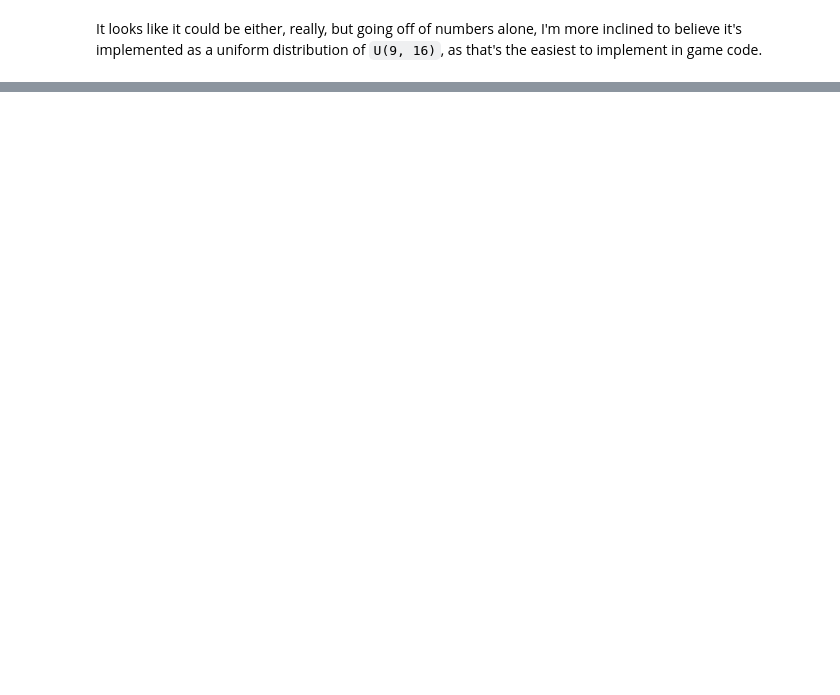
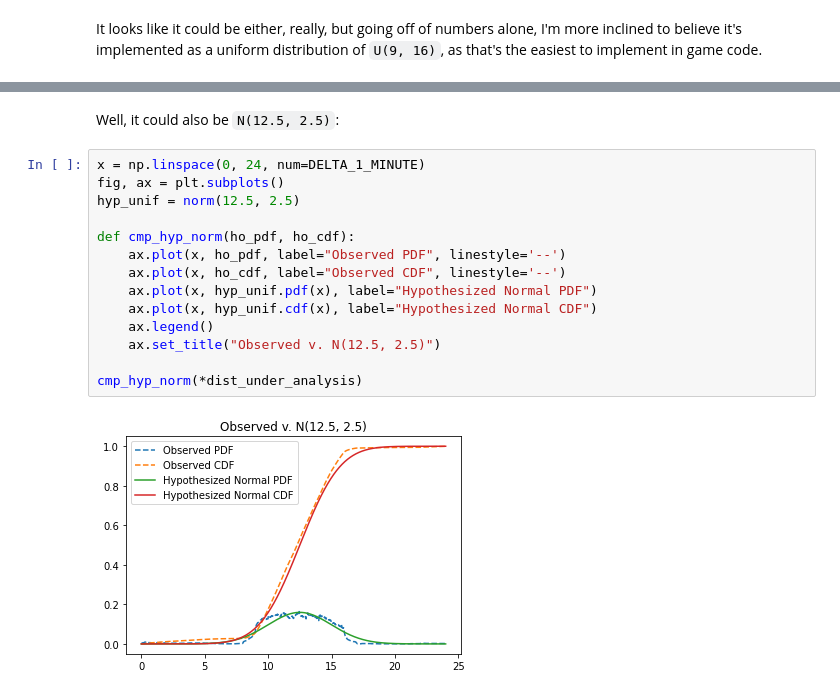
Before and after one commit to zhudotexe/FFXIV_PaissaDB, a Jupyter notebook: stats/cdf_analysis.ipynb, the cells around one changed output, grey strips where cells are left out. Drawn from its saved outputs; the diff is of its cells as text; blank space fills up the shorter version.

```diff
--- a/stats/cdf_analysis.ipynb
+++ b/stats/cdf_analysis.ipynb
@@ -218,0 +219,18 @@ cmp_hyp_unif(*dist_under_analysis)
+# %% [markdown]
+Well, it could also be ``N(12.5, 2.5)``:
+# %%
+x = np.linspace(0, 24, num=DELTA_1_MINUTE)
+fig, ax = plt.subplots()
+hyp_unif = norm(12.5, 2.5)
+
+def cmp_hyp_norm(ho_pdf, ho_cdf):
+    ax.plot(x, ho_pdf, label="Observed PDF", linestyle='--')
+    ax.plot(x, ho_cdf, label="Observed CDF", linestyle='--')
+    ax.plot(x, hyp_unif.pdf(x), label="Hypothesized Normal PDF")
+    ax.plot(x, hyp_unif.cdf(x), label="Hypothesized Normal CDF")
+    ax.legend()
+    ax.set_title("Observed v. N(12.5, 2.5)")
+
+cmp_hyp_norm(*dist_under_analysis)
+# %% [output]
+[figure, added]
```
Also changed, not shown: parts of 5 cells of this notebook, 2 other files.
